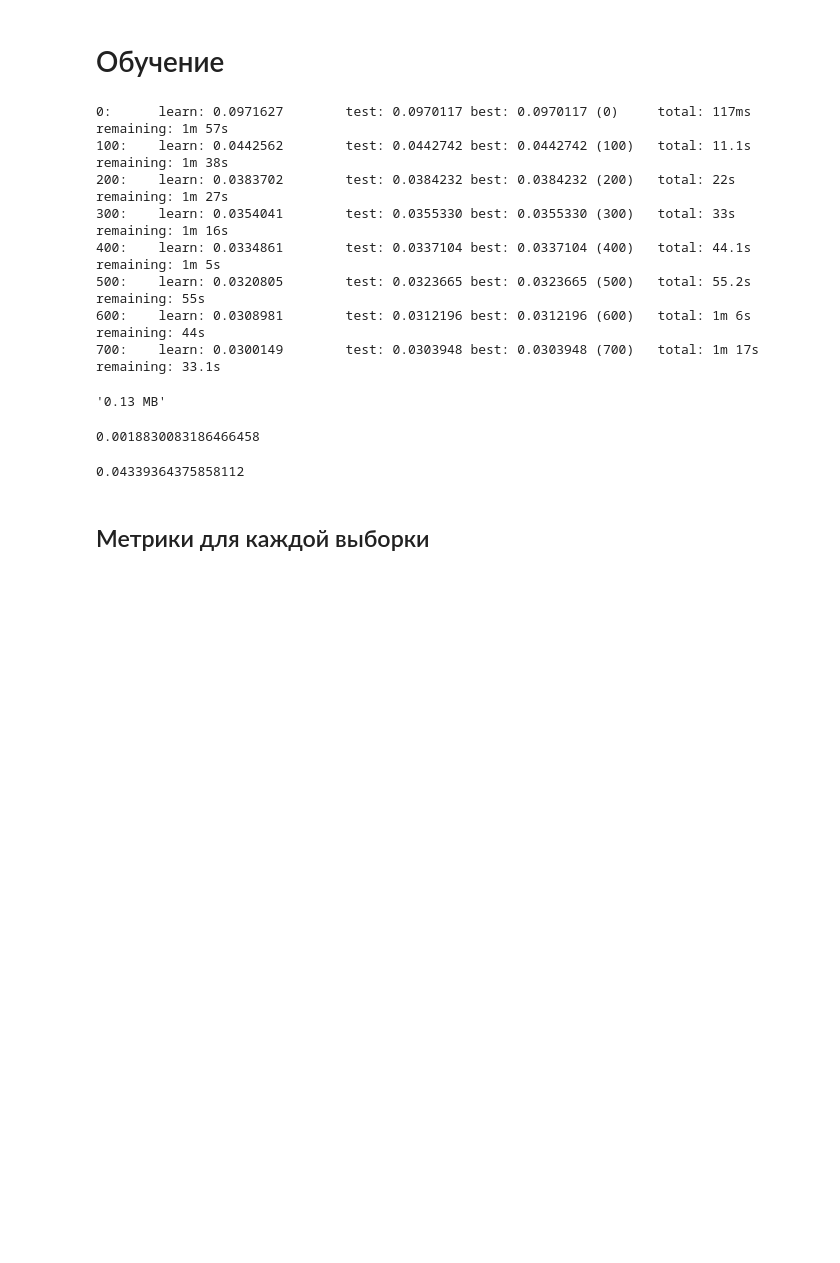
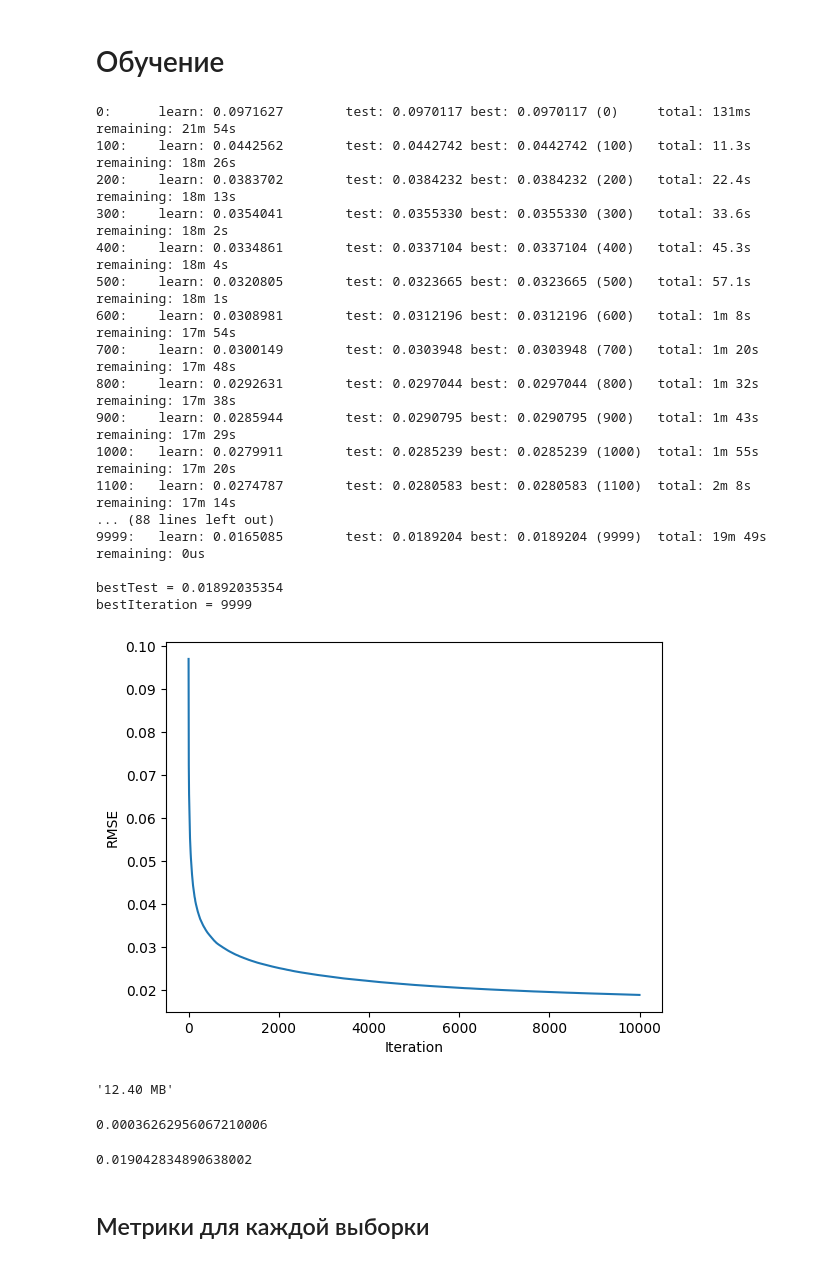
Before and after one commit to temaptz/ticker-analysis, a Jupyter notebook: jupyter/learn_ta_2_1.ipynb, the cells around one changed output. Cells and saved outputs as stored; diff of their text form; code cells hidden in the pictures; blank space fills up the shorter version.

```diff
--- a/jupyter/learn_ta_2_1.ipynb
+++ b/jupyter/learn_ta_2_1.ipynb
@@ -360,35 +360,46 @@ sum(base_model_rmse_test) / len(base_model_rmse_test)
 # %%
 model_0 = catboost.CatBoostRegressor(
     task_type='CPU',
     iterations=10_000,
-    learning_rate=0.03,
+    learning_rate=0.3,
     random_seed=42,
     verbose=100,
-    early_stopping_rounds=300,
+    early_stopping_rounds=200,
     eval_metric='RMSE',
     loss_function='RMSE',
     nan_mode='Min',
+    use_best_model=True,
 )
 
 model_0.fit(
     train_pool,
     eval_set=validate_pool,
     plot=False,
 )
 
 plt.plot(model_0.get_evals_result()['validation']['RMSE'])
 plt.xlabel('Iteration')
 plt.ylabel('RMSE')
 plt.show()
 # %% [output]
-0:      learn: 0.0971627        test: 0.0970117 best: 0.0970117 (0)     total: 117ms    remaining: 1m 57s
-100:    learn: 0.0442562        test: 0.0442742 best: 0.0442742 (100)   total: 11.1s    remaining: 1m 38s
-200:    learn: 0.0383702        test: 0.0384232 best: 0.0384232 (200)   total: 22s      remaining: 1m 27s
-300:    learn: 0.0354041        test: 0.0355330 best: 0.0355330 (300)   total: 33s      remaining: 1m 16s
-400:    learn: 0.0334861        test: 0.0337104 best: 0.0337104 (400)   total: 44.1s    remaining: 1m 5s
-500:    learn: 0.0320805        test: 0.0323665 best: 0.0323665 (500)   total: 55.2s    remaining: 55s
-600:    learn: 0.0308981        test: 0.0312196 best: 0.0312196 (600)   total: 1m 6s    remaining: 44s
-700:    learn: 0.0300149        test: 0.0303948 best: 0.0303948 (700)   total: 1m 17s   remaining: 33.1s
+0:      learn: 0.0971627        test: 0.0970117 best: 0.0970117 (0)     total: 131ms    remaining: 21m 54s
+100:    learn: 0.0442562        test: 0.0442742 best: 0.0442742 (100)   total: 11.3s    remaining: 18m 26s
+200:    learn: 0.0383702        test: 0.0384232 best: 0.0384232 (200)   total: 22.4s    remaining: 18m 13s
+300:    learn: 0.0354041        test: 0.0355330 best: 0.0355330 (300)   total: 33.6s    remaining: 18m 2s
+400:    learn: 0.0334861        test: 0.0337104 best: 0.0337104 (400)   total: 45.3s    remaining: 18m 4s
+500:    learn: 0.0320805        test: 0.0323665 best: 0.0323665 (500)   total: 57.1s    remaining: 18m 1s
+600:    learn: 0.0308981        test: 0.0312196 best: 0.0312196 (600)   total: 1m 8s    remaining: 17m 54s
+700:    learn: 0.0300149        test: 0.0303948 best: 0.0303948 (700)   total: 1m 20s   remaining: 17m 48s
+800:    learn: 0.0292631        test: 0.0297044 best: 0.0297044 (800)   total: 1m 32s   remaining: 17m 38s
+900:    learn: 0.0285944        test: 0.0290795 best: 0.0290795 (900)   total: 1m 43s   remaining: 17m 29s
+1000:   learn: 0.0279911        test: 0.0285239 best: 0.0285239 (1000)  total: 1m 55s   remaining: 17m 20s
+1100:   learn: 0.0274787        test: 0.0280583 best: 0.0280583 (1100)  total: 2m 8s    remaining: 17m 14s
+... (88 lines left out)
+9999:   learn: 0.0165085        test: 0.0189204 best: 0.0189204 (9999)  total: 19m 49s  remaining: 0us
+
+bestTest = 0.01892035354
+bestIteration = 9999
+[figure, added]
 # %%
 model_0_file_path = './ta-2_1.cbm'
 model_0.save_model(model_0_file_path)
@@ -397,7 +408,7 @@ import os
 
 f"{os.path.getsize(model_0_file_path) / 1024 ** 2:.2f} MB"
 # %% [output]
-'0.13 MB'
+'12.40 MB'
 # %%
 from sklearn.metrics import mean_squared_error
 
@@ -405,7 +416,7 @@ mse = mean_squared_error(y_test, model_0.predict(test_pool))
 
 mse
 # %% [output]
-0.0018830083186466458
+0.00036262956067210006
 # %%
 import numpy as np
 
@@ -413,7 +424,7 @@ rmse = np.sqrt(mse)
 
 rmse
 # %% [output]
-0.04339364375858112
+0.019042834890638002
 # %% [markdown]
 ## Метрики для каждой выборки
 # %%
```
Also changed, not shown: parts of 4 cells of this notebook, 2 other files.
